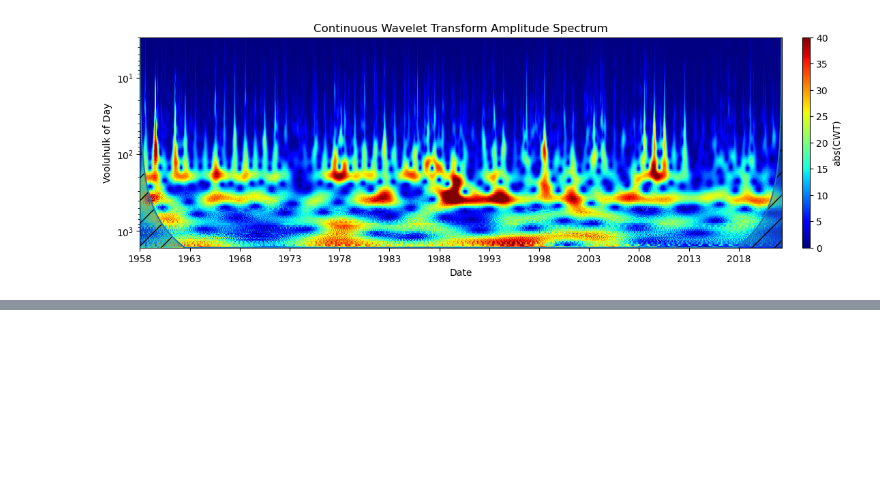
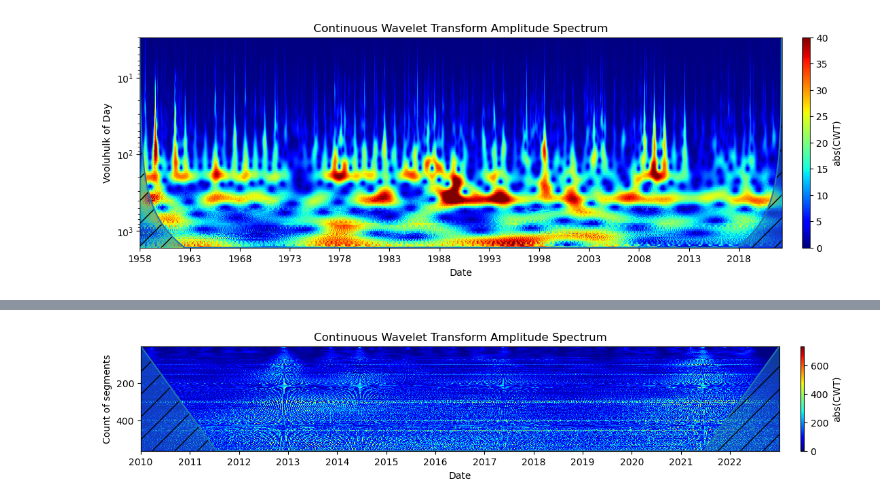
Before and after one commit to RRisto/learning, a Jupyter notebook: audio/wavelet/example_wavelet.ipynb, the cells around one changed output, grey strips where cells are left out. Cells and saved outputs as stored; diff of their text form; code cells hidden in the pictures; blank space fills up the shorter version.

```diff
--- a/audio/wavelet/example_wavelet.ipynb
+++ b/audio/wavelet/example_wavelet.ipynb
@@ -198,0 +246,13 @@ set_x_yearly(ax, len(vool_r),  start_year=1958, step=5)
+# %%
+rk_segment_count_sub = df_segment_count_sub.index_snd-df_segment_count_sub.index_snd.mean()
+rk_segment_count_sub.index = pd.DatetimeIndex(rk_segment_count_sub.index)
+
+idx = pd.date_range('2010-1-1', '2022-12-31')
+rk_segment_count_sub = rk_segment_count_sub.reindex(idx, fill_value=0)
+
+scales = scg.periods2scales(np.arange(1, 365+200, 3))
+ax = scg.cws(rk_segment_count_sub, figsize=(13.2, 2), scales=scales,
+             xlabel="Date", ylabel="Count of segments",coikw={'alpha':0.5,'hatch':'/'})
+set_x_yearly(ax, len(rk_segment_count_sub), start_year=2010)
+# %% [output]
+[figure, added]
```
Also changed, not shown: parts of 17 cells of this notebook, 1 other file.
